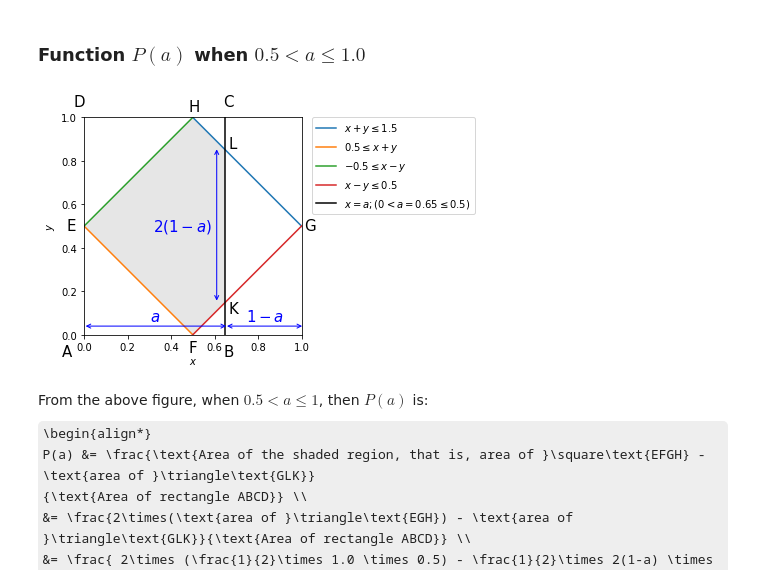
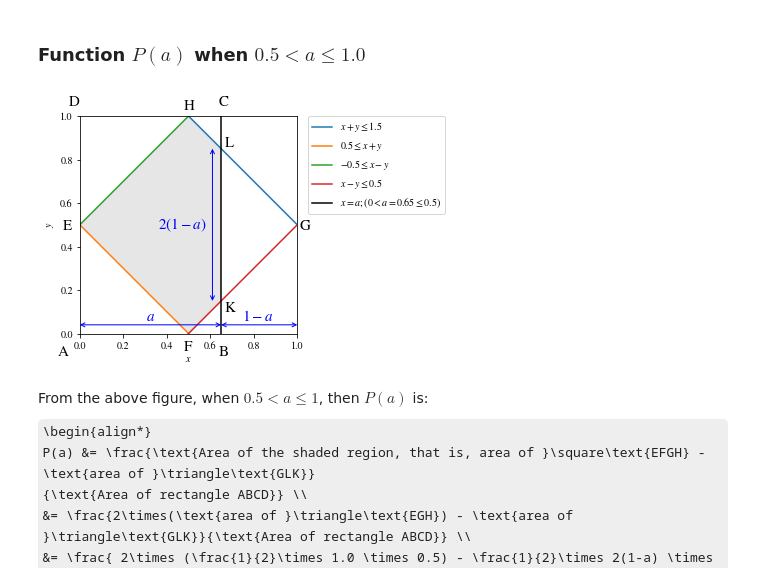
Before and after one commit to ivansetiawantky/welovemath, a Jupyter notebook: smak1/20200208_prob_sin2x/20200208_prob_sin2x.ipynb, the cells around one changed output. Saved outputs shown, nothing was run; the diff lists cells and outputs as text; code cells hidden in the pictures; some formulas as TeX source.

```diff
--- a/smak1/20200208_prob_sin2x/20200208_prob_sin2x.ipynb
+++ b/smak1/20200208_prob_sin2x/20200208_prob_sin2x.ipynb
@@ -268,6 +276,10 @@ do NOT overlap, so the region that satisfy case 1 does NOT exist.
 %matplotlib inline
 import numpy as np
 import matplotlib.pyplot as plt
+import matplotlib
+
+matplotlib.rcParams['mathtext.fontset'] = 'stix'
+matplotlib.rcParams['font.family'] = 'STIXGeneral'
 
 plt.subplot(1, 2, 1)
 xpy=np.arange(0, 0.5, 0.01)
@@ -334,6 +346,10 @@ which is shown in the above-right figure.
 %matplotlib inline
 import numpy as np
 import matplotlib.pyplot as plt
+import matplotlib
+
+matplotlib.rcParams['mathtext.fontset'] = 'stix'
+matplotlib.rcParams['font.family'] = 'STIXGeneral'
 
 plt.subplot(1, 2, 1)
 xmy=np.arange(-1, -0.5, 0.01)
@@ -421,6 +437,10 @@ do overlap, so the region that satisfy case 2 is:
 %matplotlib inline
 import numpy as np
 import matplotlib.pyplot as plt
+import matplotlib
+
+matplotlib.rcParams['mathtext.fontset'] = 'stix'
+matplotlib.rcParams['font.family'] = 'STIXGeneral'
 
 # plot the feasible region
 d = np.linspace(-2,2,1000)
@@ -507,22 +527,17 @@ P(a) &= \frac{\text{Area of the above region } \cap \{0 \le x \le a\}}
 %matplotlib inline
 import numpy as np
 import matplotlib.pyplot as plt
+import matplotlib
+
+matplotlib.rcParams['mathtext.fontset'] = 'stix'
+matplotlib.rcParams['font.family'] = 'STIXGeneral'
 
 def annotate_dim(ax,xyfrom,xyto,text=None,fontsize=15, color='black', xoffset=0.0, yoffset=0.0):
 
     if text is None:
         text = str(np.sqrt( (xyfrom[0]-xyto[0])**2 + (xyfrom[1]-xyto[1])**2 ))
 
-    arrowlen = np.sqrt( (xyfrom[0]-xyto[0])**2 + (xyfrom[1]-xyto[1])**2 )
-    xyfrom2 = xyfrom.copy()
-    xyfrom2[0] = xyfrom[0] + 0.002*(xyfrom[0]-xyto[0])/arrowlen
-    xyfrom2[1] = xyfrom[1] + 0.002*(xyfrom[1]-xyto[1])/arrowlen
-    xyto2 = xyto.copy()
-    xyto2[0] = xyto[0] + 0.012*(xyto[0]-xyfrom[0])/arrowlen
-    xyto2[1] = xyto[1] + 0.012*(xyto[1]-xyfrom[1])/arrowlen
-    ax.annotate("",xyfrom2,xyto2,arrowprops=dict(color=color, arrowstyle='<->'))
-
-    # ax.annotate("",xyfrom,xyto,arrowprops=dict(color=color, arrowstyle='<->'))
+    ax.annotate("",xyfrom,xyto,arrowprops=dict(color=color, arrowstyle='<->', shrinkA=0, shrinkB=0))
     ax.text((xyto[0]+xyfrom[0])/2+xoffset,(xyto[1]+xyfrom[1])/2+yoffset,text,fontsize=fontsize,color=color)
 
 # plot the feasible region
@@ -594,22 +609,17 @@ From the above figure, when $0 \lt a \le 0.5$, then $P(a)$ is:
 %matplotlib inline
 import numpy as np
 import matplotlib.pyplot as plt
+import matplotlib
+
+matplotlib.rcParams['mathtext.fontset'] = 'stix'  # or 'cm'
+matplotlib.rcParams['font.family'] = 'STIXGeneral'
 
 def annotate_dim(ax,xyfrom,xyto,text=None,fontsize=15, color='black', xoffset=0.0, yoffset=0.0):
 
     if text is None:
         text = str(np.sqrt( (xyfrom[0]-xyto[0])**2 + (xyfrom[1]-xyto[1])**2 ))
 
-    arrowlen = np.sqrt( (xyfrom[0]-xyto[0])**2 + (xyfrom[1]-xyto[1])**2 )
-    xyfrom2 = xyfrom.copy()
-    xyfrom2[0] = xyfrom[0] + 0.002*(xyfrom[0]-xyto[0])/arrowlen
-    xyfrom2[1] = xyfrom[1] + 0.002*(xyfrom[1]-xyto[1])/arrowlen
-    xyto2 = xyto.copy()
-    xyto2[0] = xyto[0] + 0.012*(xyto[0]-xyfrom[0])/arrowlen
-    xyto2[1] = xyto[1] + 0.012*(xyto[1]-xyfrom[1])/arrowlen
-    ax.annotate("",xyfrom2,xyto2,arrowprops=dict(color=color, arrowstyle='<->'))
-
-    # ax.annotate("",xyfrom,xyto,arrowprops=dict(color=color, arrowstyle='<->'))
+    ax.annotate("",xyfrom,xyto,arrowprops=dict(color=color, arrowstyle='<->', shrinkA=0, shrinkB=0))
     ax.text((xyto[0]+xyfrom[0])/2+xoffset,(xyto[1]+xyfrom[1])/2+yoffset,text,fontsize=fontsize,color=color)
 
 # plot the feasible region
@@ -630,35 +640,35 @@ aa=0.65
 # Make plot
 plt.plot(x, y1, label=r'$x+y \leq 1.5$')
 plt.plot(x, y2, label=r'$0.5 \leq x+y$')
 plt.plot(x, y3, label=r'$-0.5 \leq x-y $')
 plt.plot(x, y4, label=r'$x-y \leq 0.5$')
 plt.axvline(x=aa, label=r'$x=a;  (0 < a=0.65 \leq 0.5)$', color='black')
 
 plt.axis("scaled")
 # plt.grid(True)
 plt.xlim(0,1)
 plt.ylim(0,1)
 plt.legend(bbox_to_anchor=(1.05, 1), loc=2, borderaxespad=0.)
 plt.xlabel(r'$x$')
 plt.ylabel(r'$y$')
 
 plt.text(-0.1,-0.1, 'A', fontsize=15)
 plt.text(aa-0.01,-0.1, 'B', fontsize=15)
 plt.text(aa-0.01,1.05, 'C', fontsize=15)
 plt.text(-0.05,1.05, 'D', fontsize=15)
 
 plt.text(-0.08,0.48, 'E', fontsize=15)
 plt.text(0.48,-0.08, 'F', fontsize=15)
 plt.text(1.01,0.48, 'G', fontsize=15)
 plt.text(0.48,1.03, 'H', fontsize=15)
 plt.text(aa+0.015,aa-0.5-0.05, 'K', fontsize=15)
 plt.text(aa+0.015,1.5-aa+0.01, 'L', fontsize=15)
 annotate_dim(plt.gca(),[0,0.04],[aa,0.04],'$a$', fontsize=15, color='blue', xoffset=-0.02, yoffset=0.02)
 annotate_dim(plt.gca(),[aa,0.04],[1,0.04],'$1-a$', fontsize=15, color='blue', xoffset=-0.08, yoffset=0.02)
-annotate_dim(plt.gca(),[aa-0.04,aa-0.5],[aa-0.04,1.5-aa],'$2(1-a)$', fontsize=15, color='blue', xoffset=-0.295, yoffset=-0.02)
+annotate_dim(plt.gca(),[aa-0.04,aa-0.5],[aa-0.04,1.5-aa],'$2(1-a)$', fontsize=15, color='blue', xoffset=-0.25, yoffset=-0.02)
 plt.show()
 # %% [output]
-[figure, old version]
+[figure, new version]
 # %%
 %%latex
 From the above figure, when $0.5 \lt a \le 1$, then $P(a)$ is:
```
Also changed, not shown: parts of 6 cells of this notebook, 1 other file.
